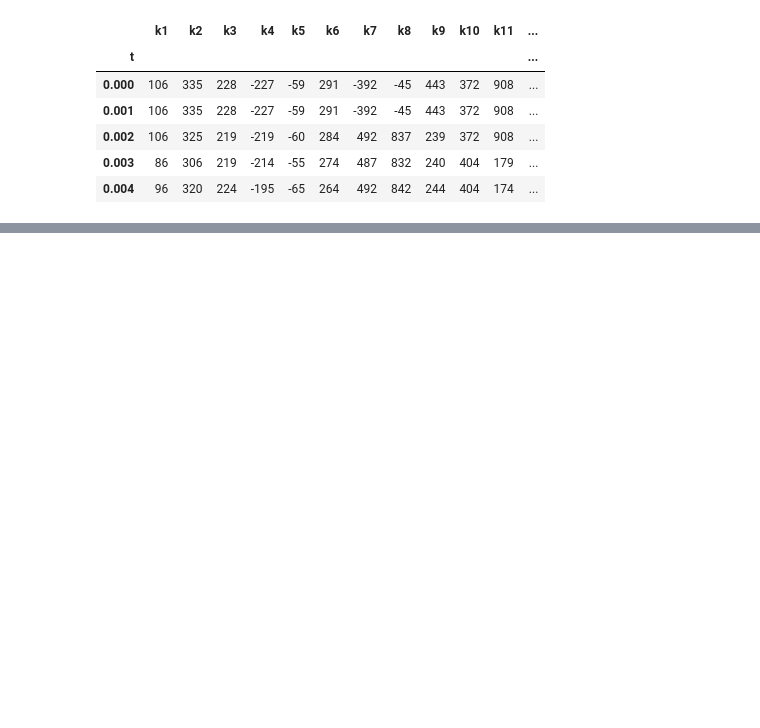
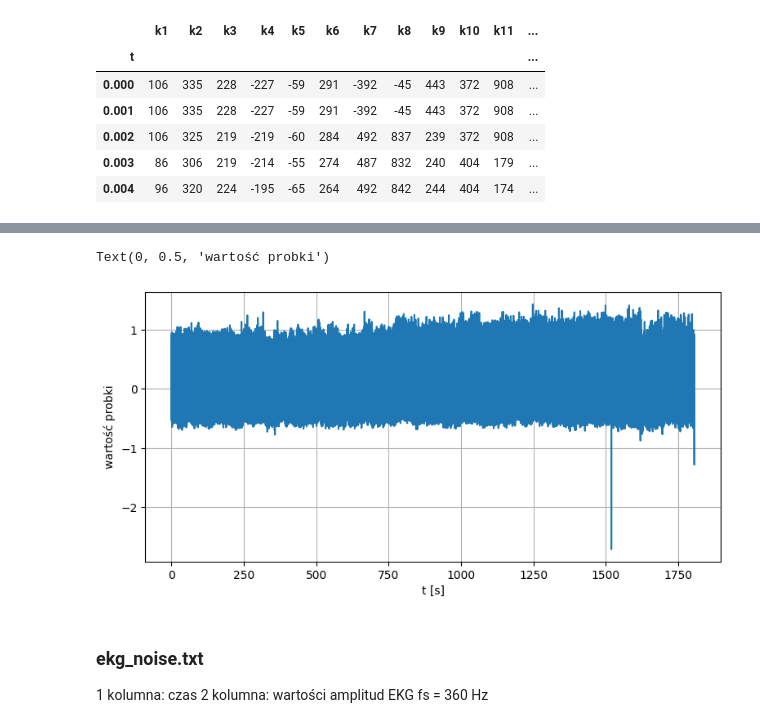
Before and after one commit to Mimblaa/CPSIO-lab, a Jupyter notebook: cw1.ipynb, the cells around one changed output, grey strips where cells are left out. Cells and saved outputs as stored; diff of their text form; code cells hidden in the pictures; blank space fills up the shorter version.

```diff
--- a/cw1.ipynb
+++ b/cw1.ipynb
@@ -40,0 +61,7 @@ ekg1.head()
+# %%
+ekg100 = pd.read_csv('ekg100.txt', names=['column'])
+fs_ekg100 = 360 # częstotliwość
+t_ekg100 = (ekg100.shape[0] - 1) / fs_ekg1 # czas
+ekg100['t'] = ekg100.index/fs_ekg100
+ekg100 = ekg100.set_index('t')
+ekg100.head()
@@ -40,0 +76,17 @@ ekg1.head()
+# %%
+plt.figure(figsize=(20,30))
+
+
+plt.subplot(6, 2, i)  #dodanie osi
+plt.plot(ekg100)
+plt.grid(axis='both') # dodanie siatki
+plt.xlabel('t [s]')
+plt.ylabel('wartość probki')
+# %% [output]
+Text(0, 0.5, 'wartość probki')
+[figure, added]
+# %% [markdown]
+### ekg_noise.txt
+1 kolumna: czas
+2 kolumna: wartości amplitud EKG
+fs = 360 Hz
```
Also changed, not shown: parts of 30 cells of this notebook, 1 other file.
